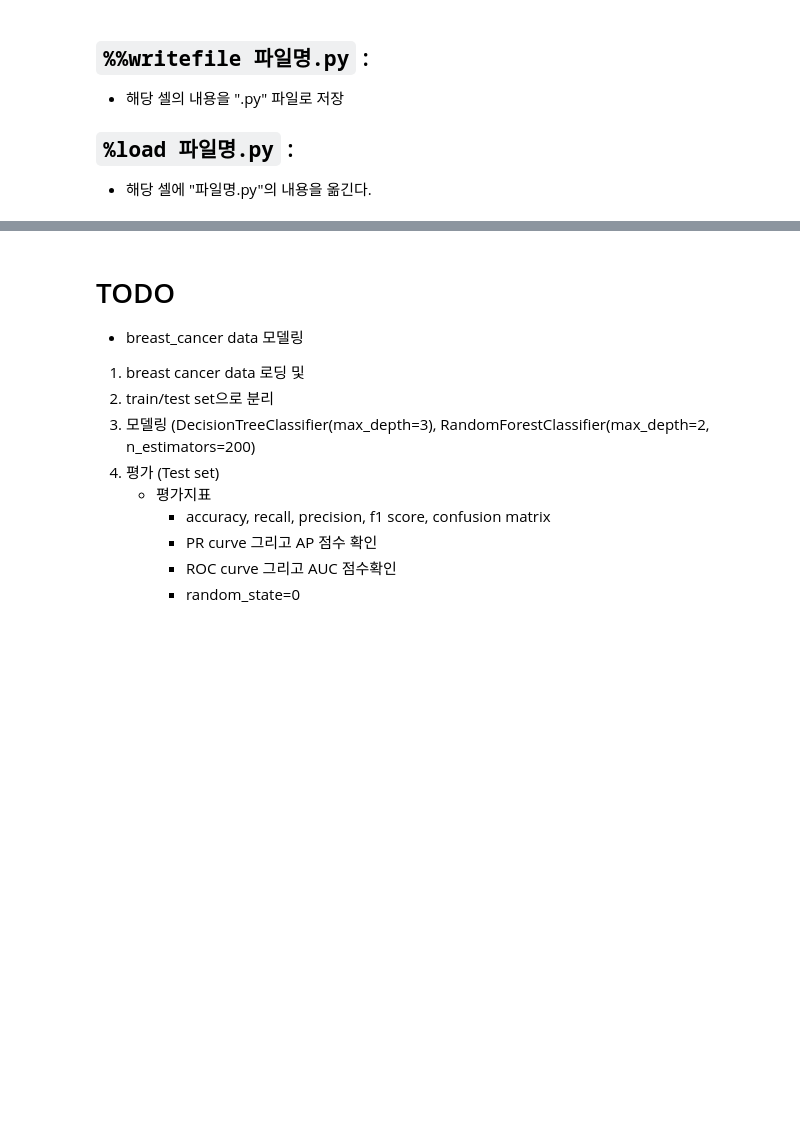
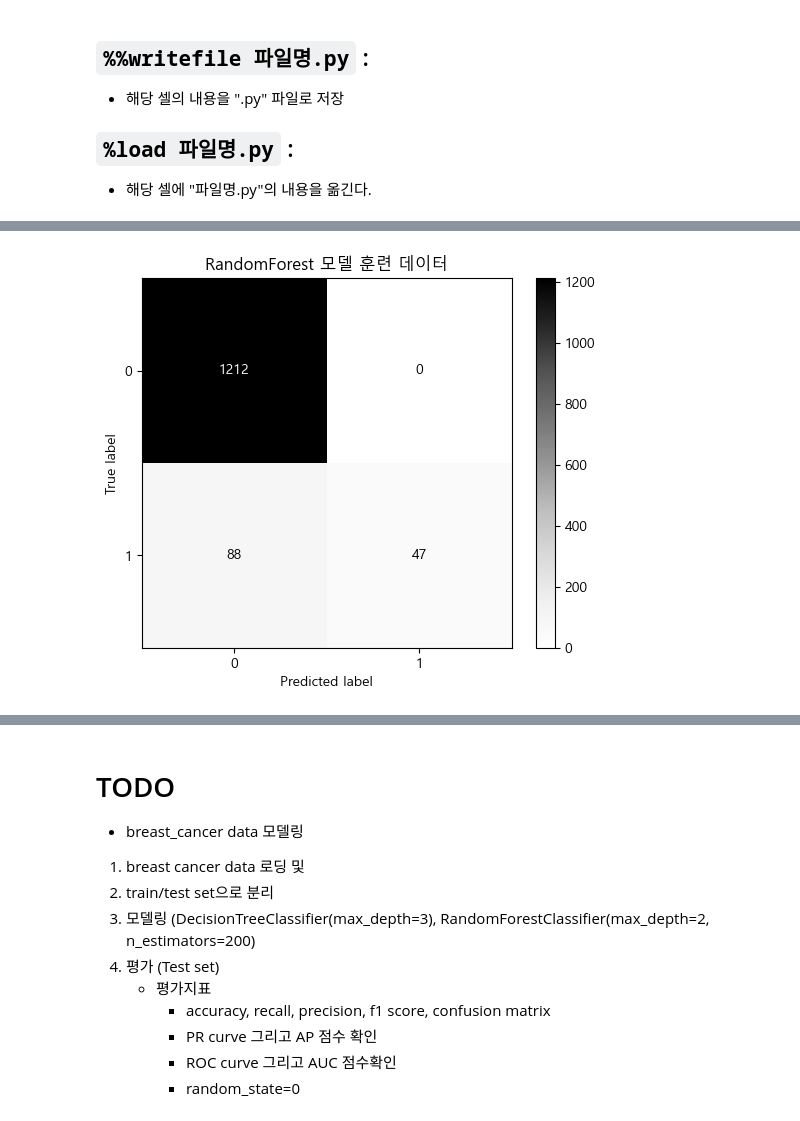
Before and after one commit to aaingyunii/Bootcamp_ML, a Jupyter notebook: 230705-6_ML_05/230705-6_ML_review.ipynb, the cells around one changed output, grey strips where cells are left out. Saved outputs shown, nothing was run; the diff lists cells and outputs as text; code cells hidden in the pictures; blank space fills up the shorter version.

```diff
--- a/230705-6_ML_05/230705-6_ML_review.ipynb
+++ b/230705-6_ML_05/230705-6_ML_review.ipynb
@@ -64,0 +366,4 @@ X_train.shape, X_test.shape
+# %%
+my_func.plot_confusion_matrix(y_train,pred_train_rfc, "RandomForest 모델 훈련 데이터")
+# %% [output]
+[figure, added]
```
Also changed, not shown: parts of 57 cells of this notebook, 1 other file.
